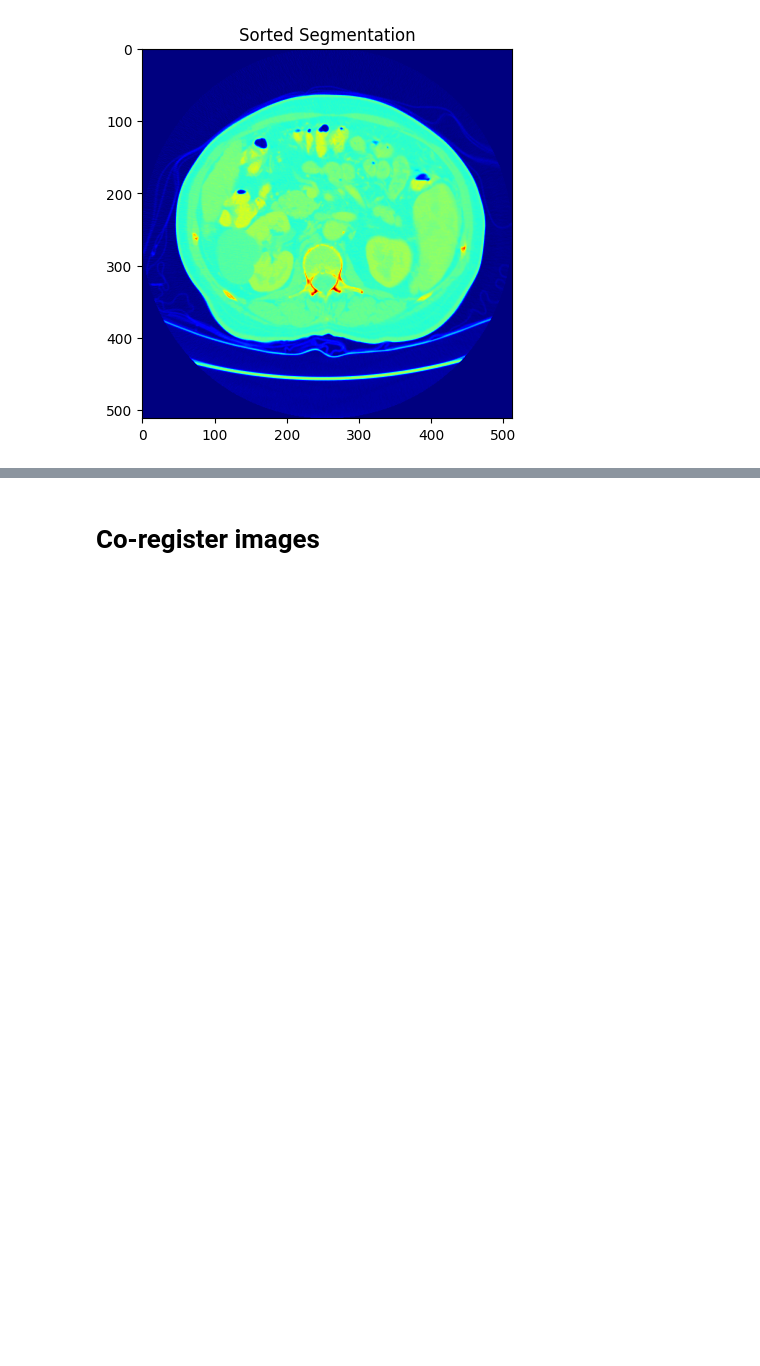
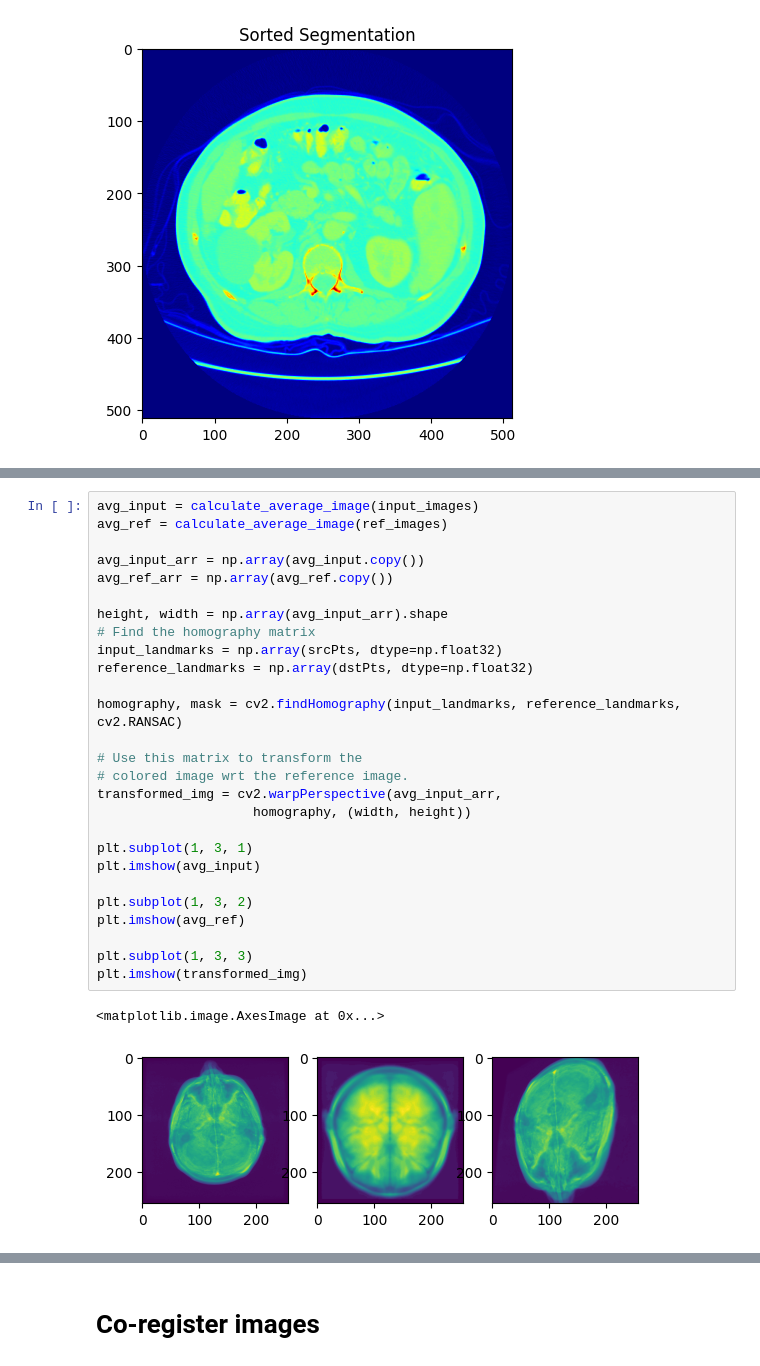
Before and after one commit to claredavies/MedicalImaging, a Jupyter notebook: MedicalImagingProject.ipynb, the cells around one changed output, grey strips where cells are left out. Saved outputs shown, nothing was run; the diff lists cells and outputs as text; blank space fills up the shorter version.

```diff
--- a/MedicalImagingProject.ipynb
+++ b/MedicalImagingProject.ipynb
@@ -296,0 +344,30 @@ plt.show()
+# %%
+avg_input = calculate_average_image(input_images)
+avg_ref = calculate_average_image(ref_images)
+
+avg_input_arr = np.array(avg_input.copy())
+avg_ref_arr = np.array(avg_ref.copy())
+
+height, width = np.array(avg_input_arr).shape
+# Find the homography matrix
+input_landmarks = np.array(srcPts, dtype=np.float32)
+reference_landmarks = np.array(dstPts, dtype=np.float32)
+
+homography, mask = cv2.findHomography(input_landmarks, reference_landmarks, cv2.RANSAC)
+
+# Use this matrix to transform the
+# colored image wrt the reference image.
+transformed_img = cv2.warpPerspective(avg_input_arr,
+                    homography, (width, height))
+
+plt.subplot(1, 3, 1)
+plt.imshow(avg_input)
+
+plt.subplot(1, 3, 2)
+plt.imshow(avg_ref)
+
+plt.subplot(1, 3, 3)
+plt.imshow(transformed_img)
+# %% [output]
+<matplotlib.image.AxesImage at 0x...>
+[figure, added]
```
Also changed, not shown: parts of 14 cells of this notebook.
